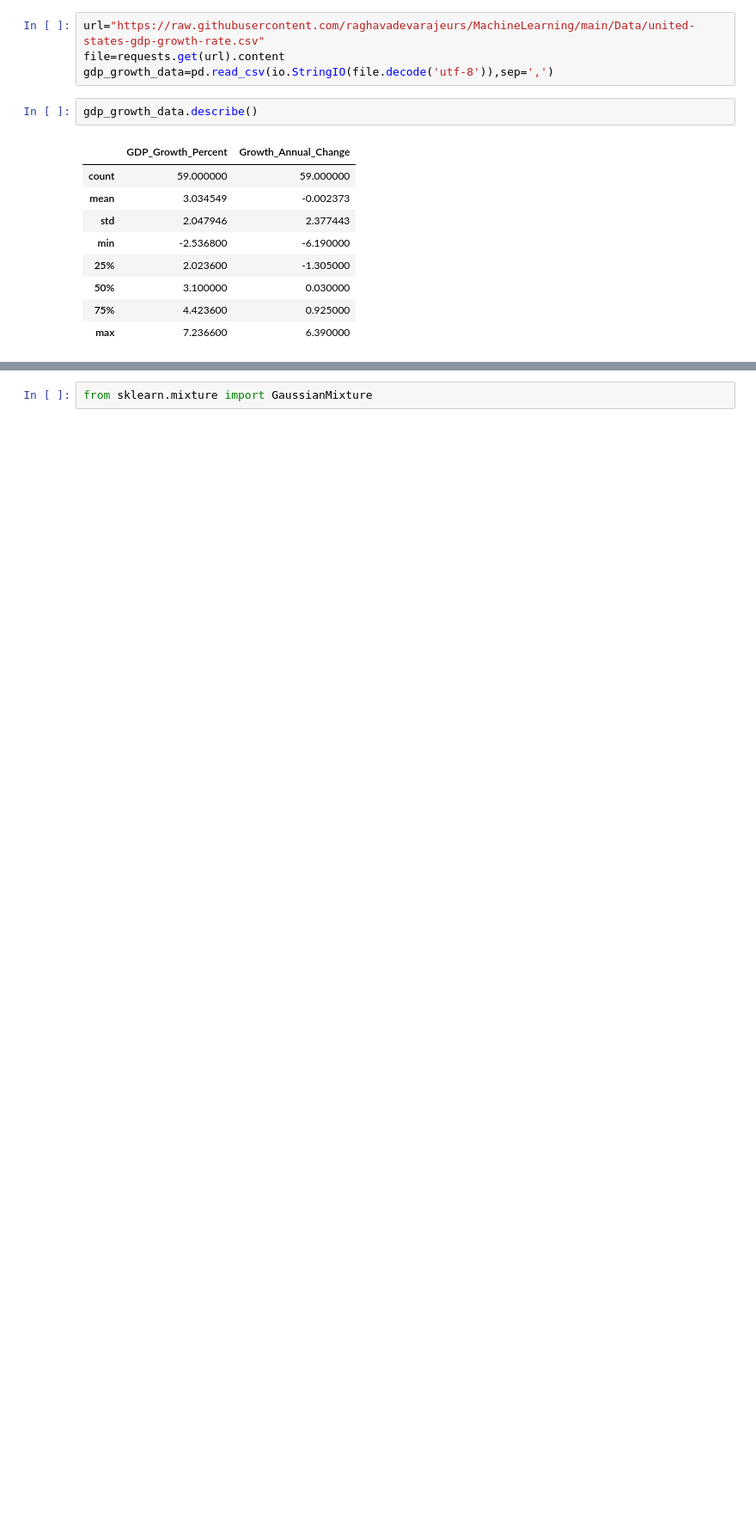
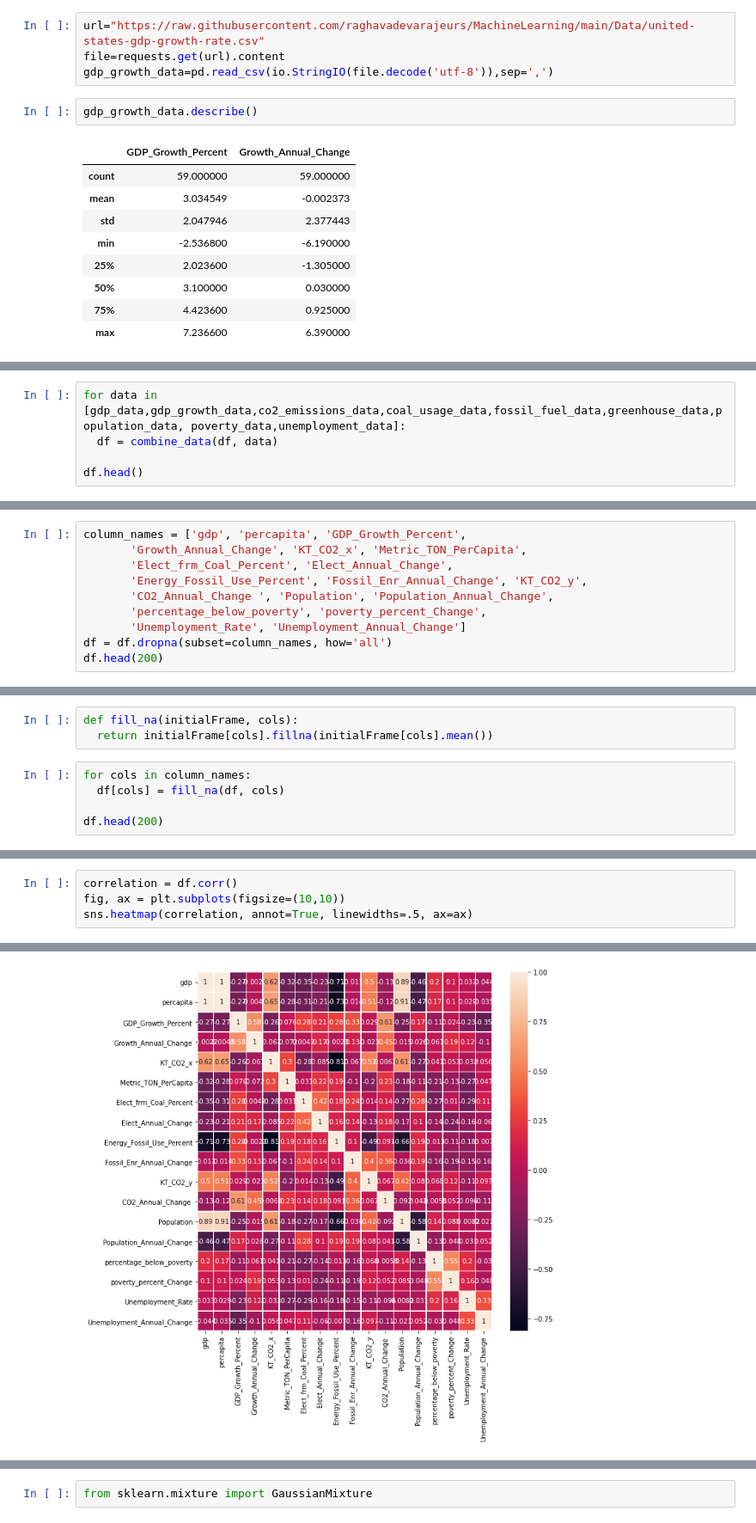
Before and after one commit to raghavadevarajeurs/MachineLearning, a Jupyter notebook: Assignment1/Machine_Learning_KMeans.ipynb, the cells around one changed output, grey strips where cells are left out. Shown at 86% size. Cells and saved outputs as stored; diff of their text form; blank space fills up the shorter version.

```diff
--- a/Assignment1/Machine_Learning_KMeans.ipynb
+++ b/Assignment1/Machine_Learning_KMeans.ipynb
@@ -91,0 +206,5 @@ gdp_data.iloc[:,[0,1,2,3]]
+# %%
+for data in [gdp_data,gdp_growth_data,co2_emissions_data,coal_usage_data,fossil_fuel_data,greenhouse_data,population_data, poverty_data,unemployment_data]:
+  df = combine_data(df, data)
+
+df.head()
@@ -91,0 +231,10 @@ gdp_data.iloc[:,[0,1,2,3]]
+# %%
+column_names = ['gdp', 'percapita', 'GDP_Growth_Percent',
+       'Growth_Annual_Change', 'KT_CO2_x', 'Metric_TON_PerCapita',
+       'Elect_frm_Coal_Percent', 'Elect_Annual_Change',
+       'Energy_Fossil_Use_Percent', 'Fossil_Enr_Annual_Change', 'KT_CO2_y',
+       'CO2_Annual_Change ', 'Population', 'Population_Annual_Change',
+       'percentage_below_poverty', 'poverty_percent_Change',
+       'Unemployment_Rate', 'Unemployment_Annual_Change']
+df = df.dropna(subset=column_names, how='all')
+df.head(200)
@@ -91,0 +255,8 @@ gdp_data.iloc[:,[0,1,2,3]]
+# %%
+def fill_na(initialFrame, cols):
+  return initialFrame[cols].fillna(initialFrame[cols].mean())
+# %%
+for cols in column_names:
+  df[cols] = fill_na(df, cols)
+
+df.head(200)
@@ -91,0 +279,5 @@ gdp_data.iloc[:,[0,1,2,3]]
+# %%
+correlation = df.corr()
+fig, ax = plt.subplots(figsize=(10,10))
+sns.heatmap(correlation, annot=True, linewidths=.5, ax=ax)
+# %% [output]
@@ -91,0 +285 @@ gdp_data.iloc[:,[0,1,2,3]]
+[figure, added]
```
Also changed, not shown: parts of 65 cells of this notebook.
